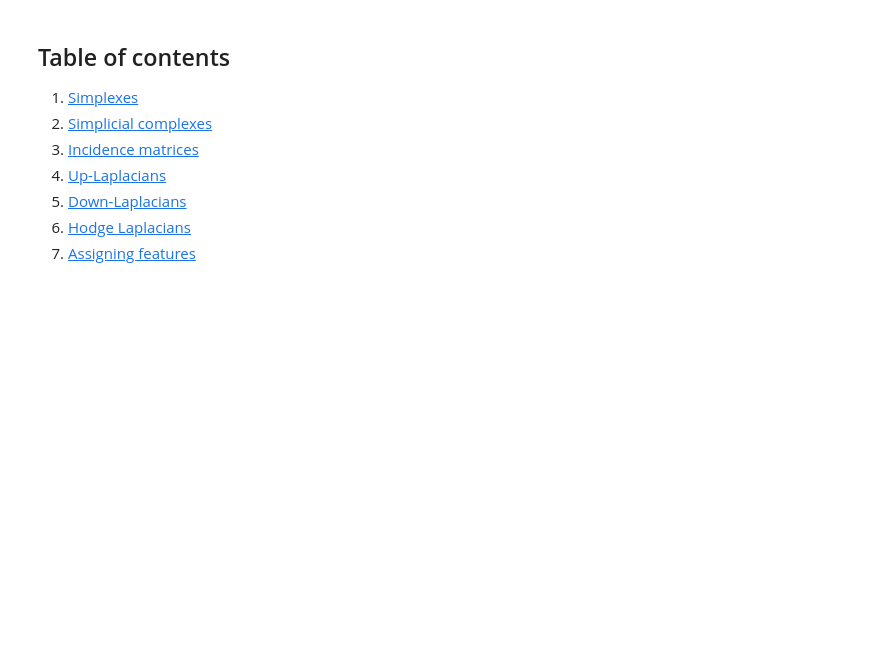
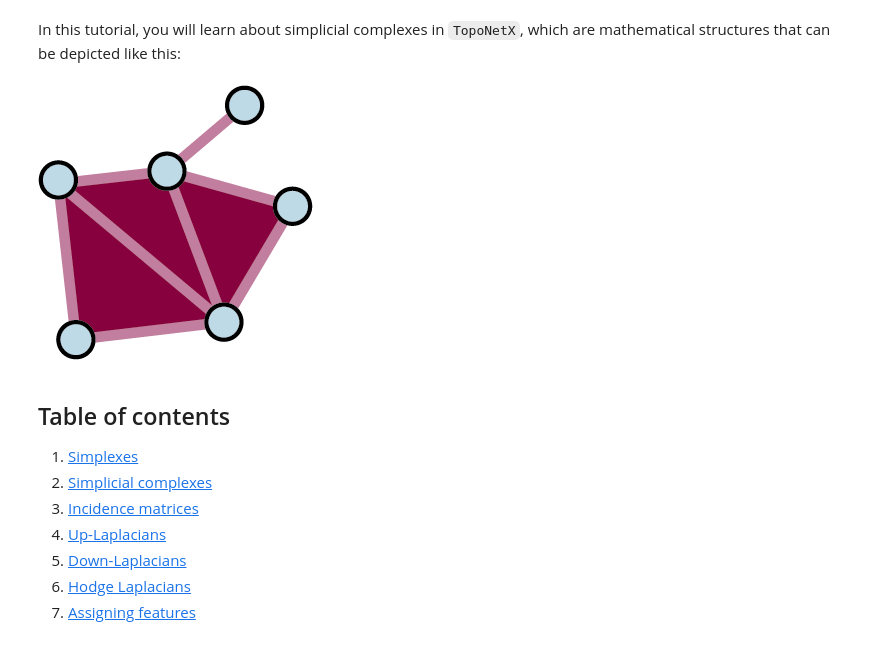
Before and after one commit to pyt-team/TopoNetX, a Jupyter notebook: tutorials/01_simplicial_complexes.ipynb, the cells around one changed output. Cells and saved outputs as stored; diff of their text form; code cells hidden in the pictures; blank space fills up the shorter version.

```diff
--- a/tutorials/01_simplicial_complexes.ipynb
+++ b/tutorials/01_simplicial_complexes.ipynb
@@ -5,3 +3,10 @@
+# %% [markdown]
+In this tutorial, you will learn about simplicial complexes in `TopoNetX`, which are mathematical structures that can be depicted like this:
+# %%
+from IPython import display
+display.Image("sc.png")
+# %% [output]
+[figure, added]
 # %% [markdown]
 ## Table of contents
 
```
Also changed, not shown: parts of 2 cells of this notebook.
